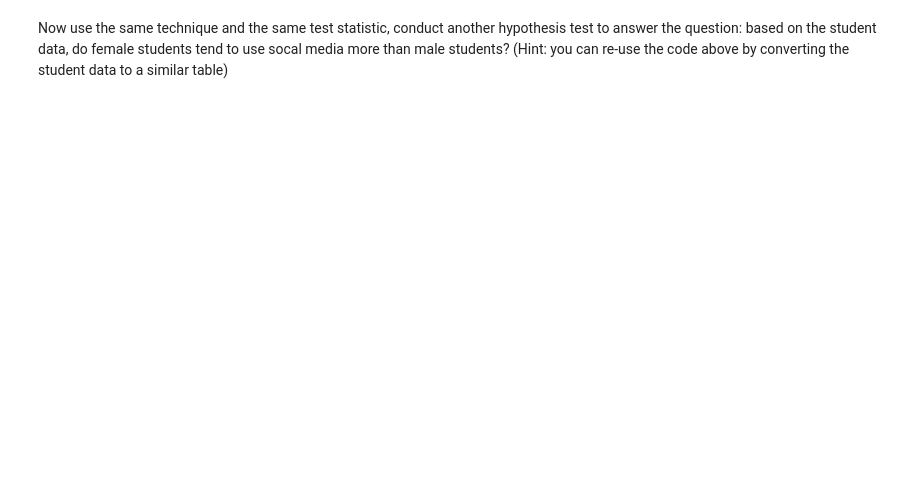
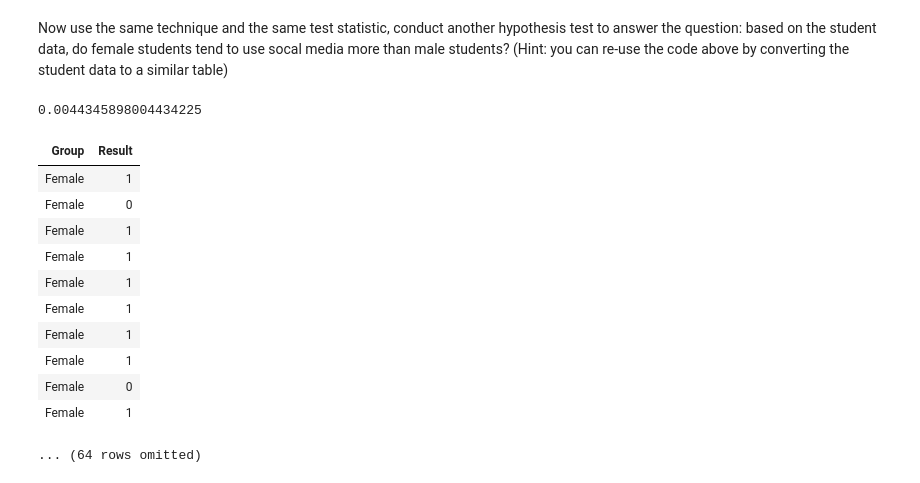
Before and after one commit to SRJC-Data-Science/materials-sp22, a Jupyter notebook: SRJC/lecture_note/lecture_17_18_19/hypothesis_testing_key.ipynb, the cells around one changed output. Saved outputs shown, nothing was run; the diff lists cells and outputs as text; code cells hidden in the pictures; blank space fills up the shorter version.

```diff
--- a/SRJC/lecture_note/lecture_17_18_19/hypothesis_testing_key.ipynb
+++ b/SRJC/lecture_note/lecture_17_18_19/hypothesis_testing_key.ipynb
@@ -346,2 +390,29 @@ Based on the test statistic from the original data, write some code to answer th
 # %% [markdown]
 Now use the same technique and the same test statistic, conduct another hypothesis test to answer the question: based on the student data, do female students tend to use socal media more than male students? (Hint: you can re-use the code above by converting the student data to a similar table)
+# %%
+def social_to_01(social):
+    if social == "Yes":
+        return 1
+    else:
+        return 0
+
+newstudents = students.with_column('Result', students.apply(social_to_01, 'SOCIAL'))
+
+newstudents.group('SEX', np.average)
+students_reduced = newstudents.select('SEX', 'Result')
+print(distance(students_reduced, 'SEX'))
+students_reduced.relabel('SEX', 'Group')
+# %% [output]
+0.0044345898004434225
+| Group | Result |
+| Female | 1 |
+| Female | 0 |
+| Female | 1 |
+| Female | 1 |
+| Female | 1 |
+| Female | 1 |
+| Female | 1 |
+| Female | 1 |
+| Female | 0 |
+| Female | 1 |
+... (64 rows omitted)
```
Also changed, not shown: parts of 9 cells of this notebook.
